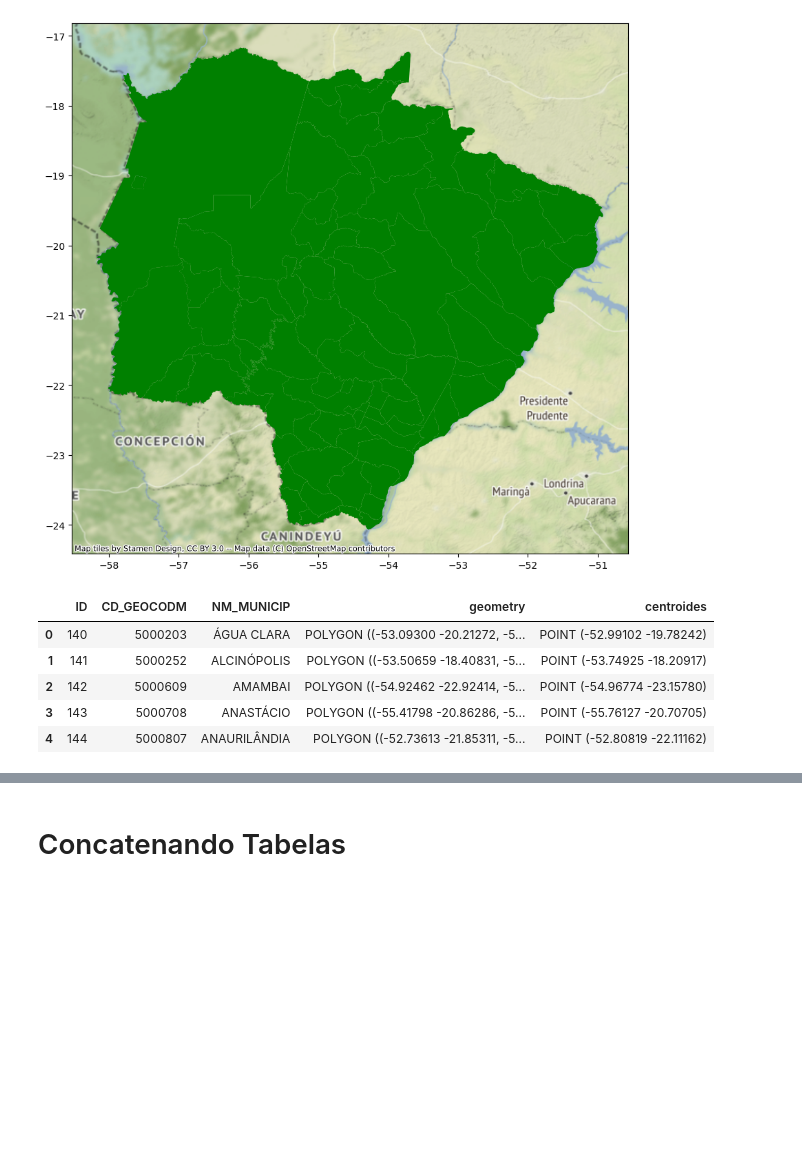
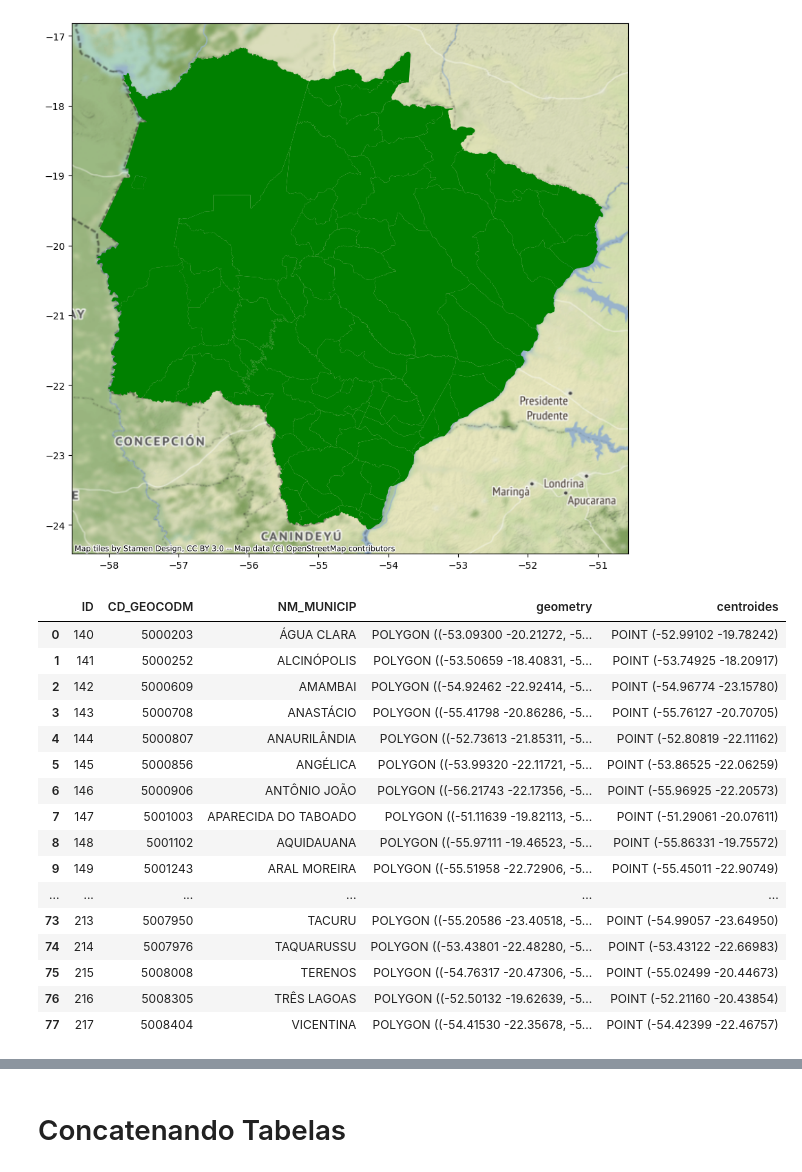
Before and after one commit to arthurchieppe/projetoInfGeo, a Jupyter notebook: Mato_Grosso_do_Sul.ipynb, the cells around one changed output, grey strips where cells are left out. Drawn from its saved outputs; the diff is of its cells as text; code cells hidden in the pictures; blank space fills up the shorter version.

```diff
--- a/Mato_Grosso_do_Sul.ipynb
+++ b/Mato_Grosso_do_Sul.ipynb
@@ -65,12 +69,23 @@ def calcula_centroide(geometry):
 # %%
 ms["centroides"] = ms["geometry"].apply(lambda polygon: calcula_centroide(polygon))
 # %%
-ms.head()
+ms.head(100)
 # %% [output]
 |  | ID | CD_GEOCODM | NM_MUNICIP | geometry | centroides |
 | 0 | 140 | 5000203 | ÁGUA CLARA | POLYGON ((-53.09300 -20.21272, -5... | POINT (-52.99102 -19.78242) |
 | 1 | 141 | 5000252 | ALCINÓPOLIS | POLYGON ((-53.50659 -18.40831, -5... | POINT (-53.74925 -18.20917) |
 | 2 | 142 | 5000609 | AMAMBAI | POLYGON ((-54.92462 -22.92414, -5... | POINT (-54.96774 -23.15780) |
 | 3 | 143 | 5000708 | ANASTÁCIO | POLYGON ((-55.41798 -20.86286, -5... | POINT (-55.76127 -20.70705) |
 | 4 | 144 | 5000807 | ANAURILÂNDIA | POLYGON ((-52.73613 -21.85311, -5... | POINT (-52.80819 -22.11162) |
+| 5 | 145 | 5000856 | ANGÉLICA | POLYGON ((-53.99320 -22.11721, -5... | POINT (-53.86525 -22.06259) |
+| 6 | 146 | 5000906 | ANTÔNIO JOÃO | POLYGON ((-56.21743 -22.17356, -5... | POINT (-55.96925 -22.20573) |
+| 7 | 147 | 5001003 | APARECIDA DO TABOADO | POLYGON ((-51.11639 -19.82113, -5... | POINT (-51.29061 -20.07611) |
+| 8 | 148 | 5001102 | AQUIDAUANA | POLYGON ((-55.97111 -19.46523, -5... | POINT (-55.86331 -19.75572) |
+| 9 | 149 | 5001243 | ARAL MOREIRA | POLYGON ((-55.51958 -22.72906, -5... | POINT (-55.45011 -22.90749) |
+| ... | ... | ... | ... | ... | ... |
+| 73 | 213 | 5007950 | TACURU | POLYGON ((-55.20586 -23.40518, -5... | POINT (-54.99057 -23.64950) |
+| 74 | 214 | 5007976 | TAQUARUSSU | POLYGON ((-53.43801 -22.48280, -5... | POINT (-53.43122 -22.66983) |
+| 75 | 215 | 5008008 | TERENOS | POLYGON ((-54.76317 -20.47306, -5... | POINT (-55.02499 -20.44673) |
+| 76 | 216 | 5008305 | TRÊS LAGOAS | POLYGON ((-52.50132 -19.62639, -5... | POINT (-52.21160 -20.43854) |
+| 77 | 217 | 5008404 | VICENTINA | POLYGON ((-54.41530 -22.35678, -5... | POINT (-54.42399 -22.46757) |
 # %%
```
Also changed, not shown: parts of 20 cells of this notebook.
